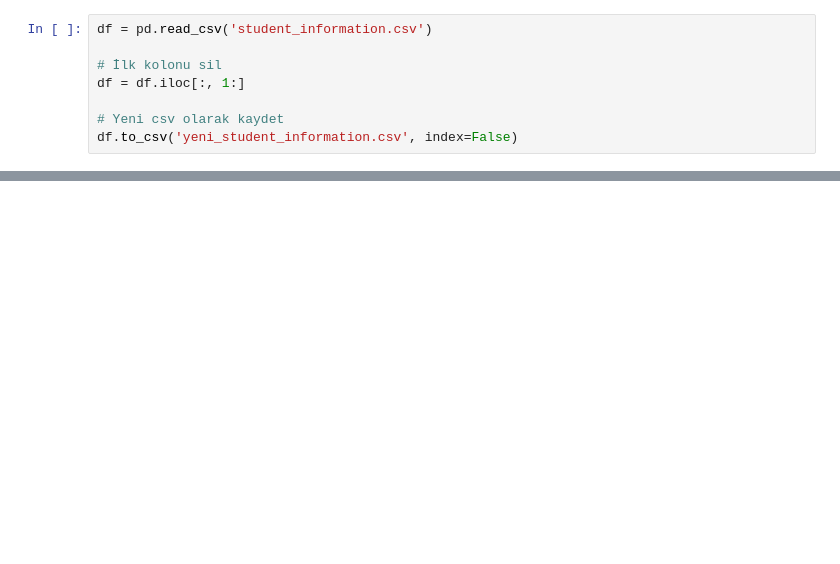
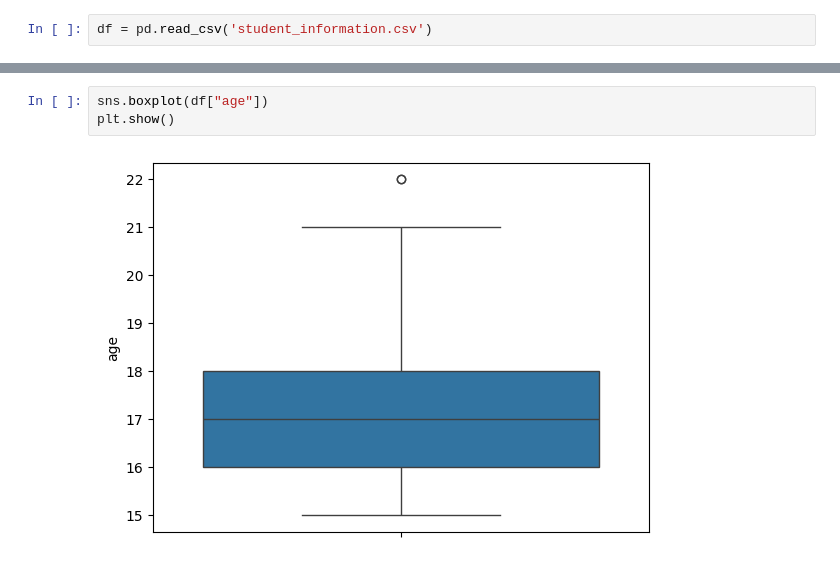
Before and after one commit to dogukanozcelik/student-performance-predictor, a Jupyter notebook: Data/EDA.ipynb, the cells around one changed output, grey strips where cells are left out. Saved outputs shown, nothing was run; the diff lists cells and outputs as text; blank space fills up the shorter version.

```diff
--- a/Data/EDA.ipynb
+++ b/Data/EDA.ipynb
@@ -3,11 +6,5 @@ import pandas as pd
 # %%
 df = pd.read_csv('student_information.csv')
-
-# İlk kolonu sil
-df = df.iloc[:, 1:]
-
-# Yeni csv olarak kaydet
-df.to_csv('yeni_student_information.csv', index=False)
 # %%
 df.shape
 # %% [output]
@@ -34,0 +74,5 @@ memory usage: 277.4+ KB
+# %%
+sns.boxplot(df["age"])
+plt.show()
+# %% [output]
+[figure, added]
```
Also changed, not shown: parts of 14 cells of this notebook.
